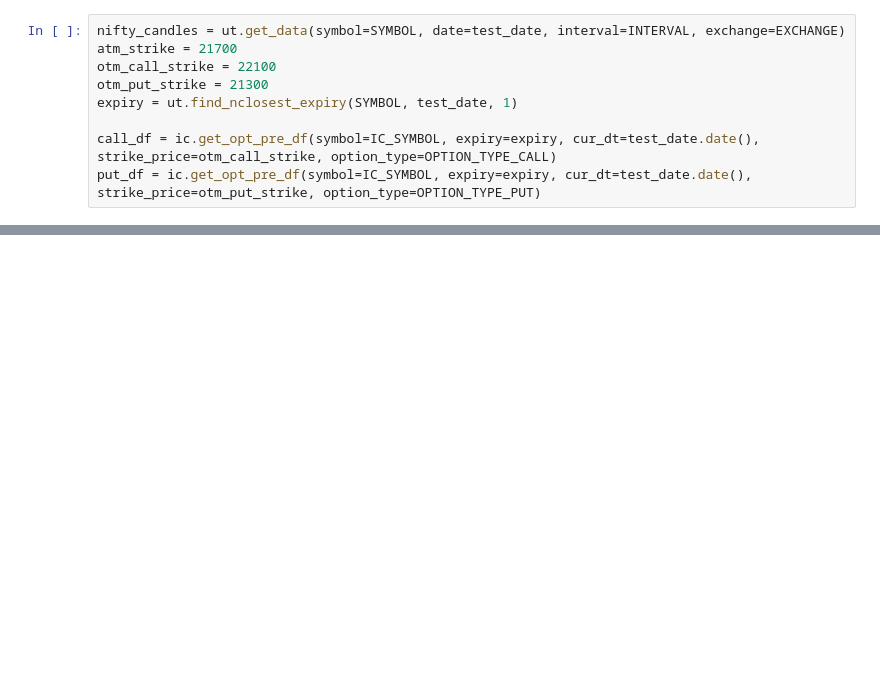
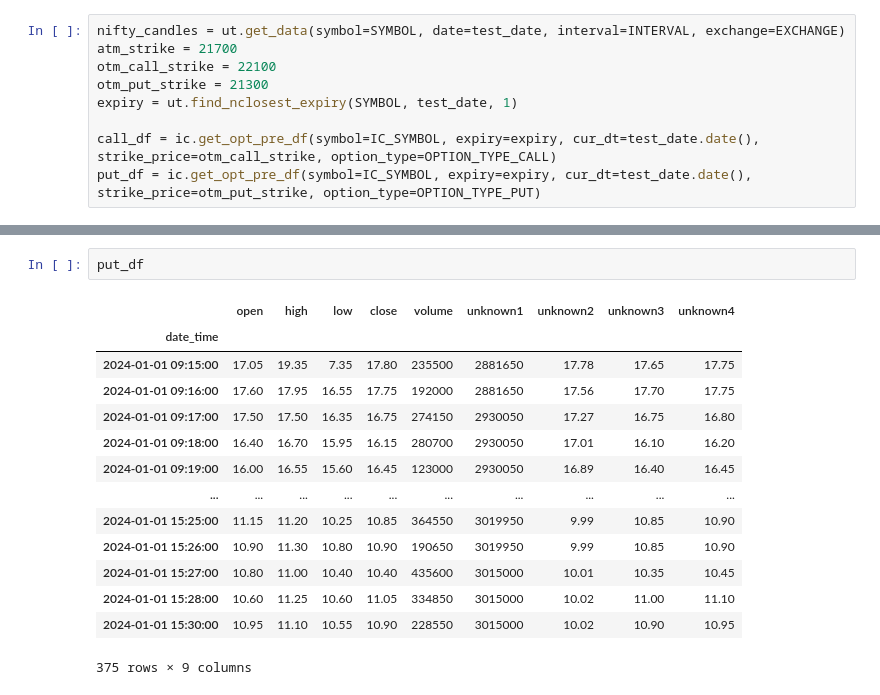
Before and after one commit to nitmnit/nifty-analysis, a Jupyter notebook: h8-peak-dip-scalping.ipynb, the cells around one changed output, grey strips where cells are left out. Drawn from its saved outputs; the diff is of its cells as text; blank space fills up the shorter version.

```diff
--- a/h8-peak-dip-scalping.ipynb
+++ b/h8-peak-dip-scalping.ipynb
@@ -241,0 +250,17 @@ Name: volume, Length: 375, dtype: int64
+# %%
+put_df
+# %% [output]
+|  | open | high | low | close | volume | unknown1 | unknown2 | unknown3 | unknown4 |
+| date_time |  |  |  |  |  |  |  |  |  |
+| 2024-01-01 09:15:00 | 17.05 | 19.35 | 7.35 | 17.80 | 235500 | 2881650 | 17.78 | 17.65 | 17.75 |
+| 2024-01-01 09:16:00 | 17.60 | 17.95 | 16.55 | 17.75 | 192000 | 2881650 | 17.56 | 17.70 | 17.75 |
+| 2024-01-01 09:17:00 | 17.50 | 17.50 | 16.35 | 16.75 | 274150 | 2930050 | 17.27 | 16.75 | 16.80 |
+| 2024-01-01 09:18:00 | 16.40 | 16.70 | 15.95 | 16.15 | 280700 | 2930050 | 17.01 | 16.10 | 16.20 |
+| 2024-01-01 09:19:00 | 16.00 | 16.55 | 15.60 | 16.45 | 123000 | 2930050 | 16.89 | 16.40 | 16.45 |
+| ... | ... | ... | ... | ... | ... | ... | ... | ... | ... |
+| 2024-01-01 15:25:00 | 11.15 | 11.20 | 10.25 | 10.85 | 364550 | 3019950 | 9.99 | 10.85 | 10.90 |
+| 2024-01-01 15:26:00 | 10.90 | 11.30 | 10.80 | 10.90 | 190650 | 3019950 | 9.99 | 10.85 | 10.90 |
+| 2024-01-01 15:27:00 | 10.80 | 11.00 | 10.40 | 10.40 | 435600 | 3015000 | 10.01 | 10.35 | 10.45 |
+| 2024-01-01 15:28:00 | 10.60 | 11.25 | 10.60 | 11.05 | 334850 | 3015000 | 10.02 | 11.00 | 11.10 |
+| 2024-01-01 15:30:00 | 10.95 | 11.10 | 10.55 | 10.90 | 228550 | 3015000 | 10.02 | 10.90 | 10.95 |
+375 rows × 9 columns
```
Also changed, not shown: parts of 3 cells of this notebook.
